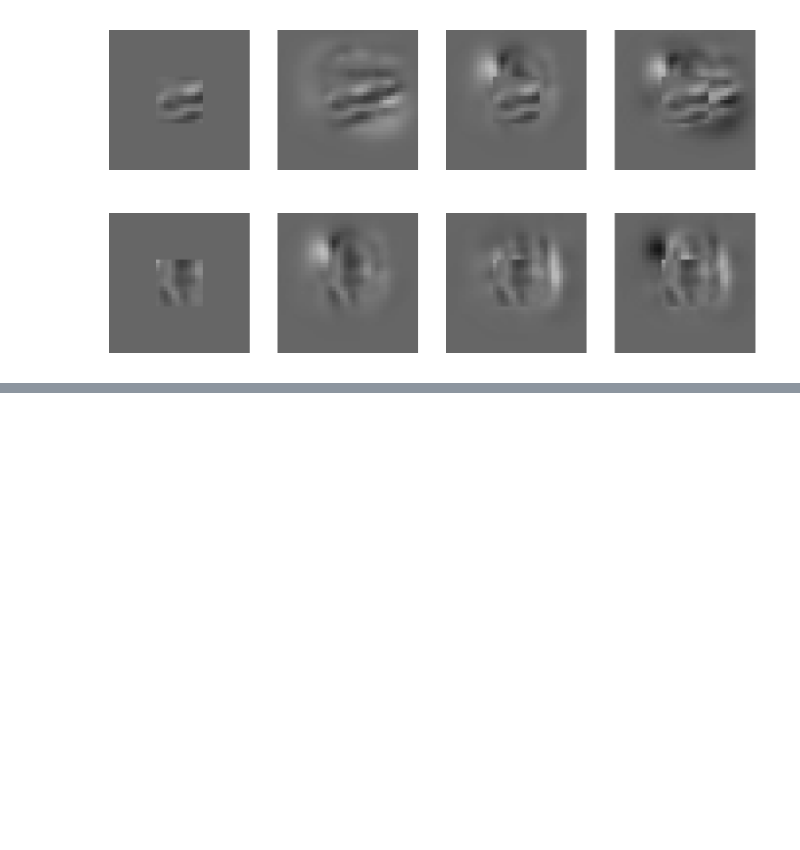
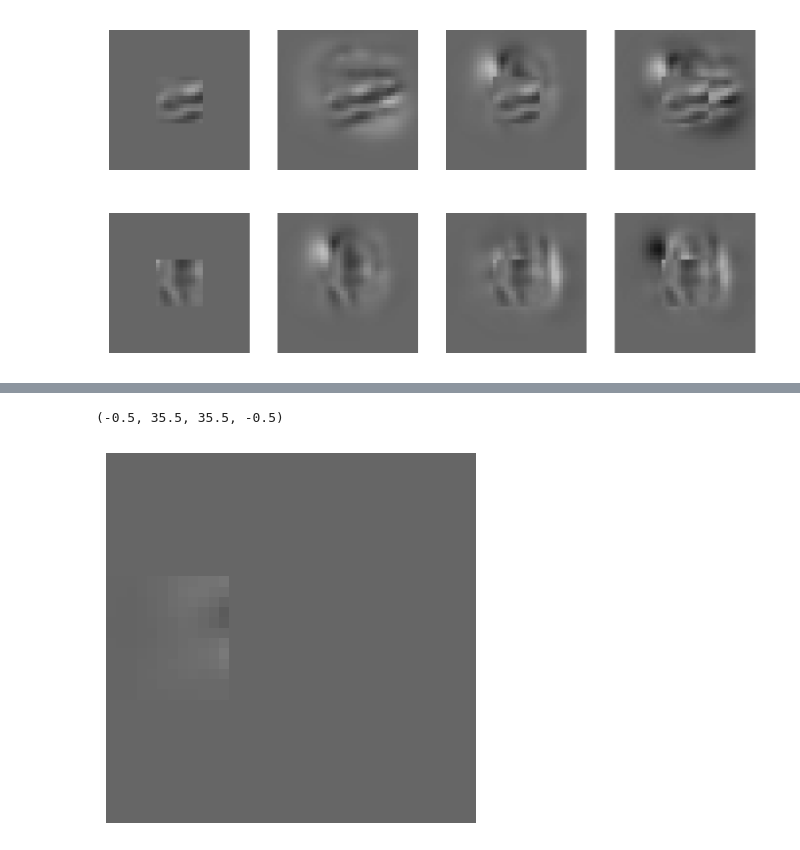
Before and after one commit to suhasshrinivasan/probabilistic-center-surround, a Jupyter notebook: experiments/exc_driven_model/focused_images.ipynb, the cells around one changed output, grey strips where cells are left out. Saved outputs shown, nothing was run; the diff lists cells and outputs as text; code cells hidden in the pictures; blank space fills up the shorter version.

```diff
--- a/experiments/exc_driven_model/focused_images.ipynb
+++ b/experiments/exc_driven_model/focused_images.ipynb
@@ -388,0 +382,6 @@ for idx, (ax_set, idata_set, disrupting_pattern_idx) in enumerate(zip(axs, all_i
+# %%
+plt.imshow(x_pfs[9], cmap="gray", vmin=vmin, vmax=vmax)
+plt.axis("off")
+# %% [output]
+(-0.5, 35.5, 35.5, -0.5)
+[figure, added]
```
Also changed, not shown: parts of 16 cells of this notebook, 2 other files.
